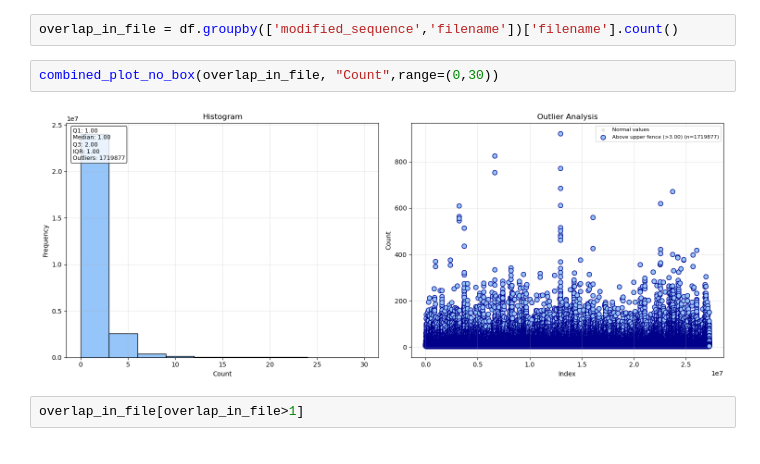
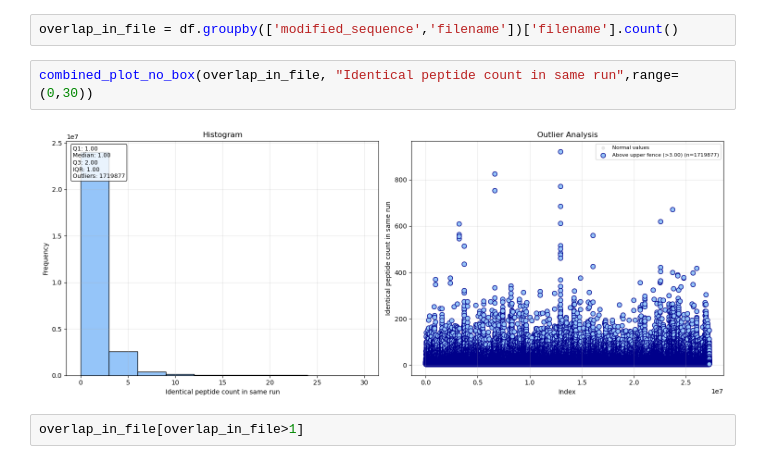
Before and after one commit to WannesLamberts/MTL-peptide-property-prediction-pool, a Jupyter notebook: notebooks/data_analysis/analysis_massive.ipynb, the cells around one changed output. Saved outputs shown, nothing was run; the diff lists cells and outputs as text.

```diff
--- a/notebooks/data_analysis/analysis_massive.ipynb
+++ b/notebooks/data_analysis/analysis_massive.ipynb
@@ -65,9 +65,9 @@ df = pd.read_parquet(DATASET,engine="pyarrow")
 # %%
 overlap_in_file = df.groupby(['modified_sequence','filename'])['filename'].count()
 # %%
-combined_plot_no_box(overlap_in_file, "Count",range=(0,30))
+combined_plot_no_box(overlap_in_file, "Identical peptide count in same run",range=(0,30))
 # %% [output]
-[figure, old version]
+[figure, new version]
 # %%
 overlap_in_file[overlap_in_file>1]
 # %% [output]
```
Also changed, not shown: parts of 1 cell of this notebook, 3 other files.
